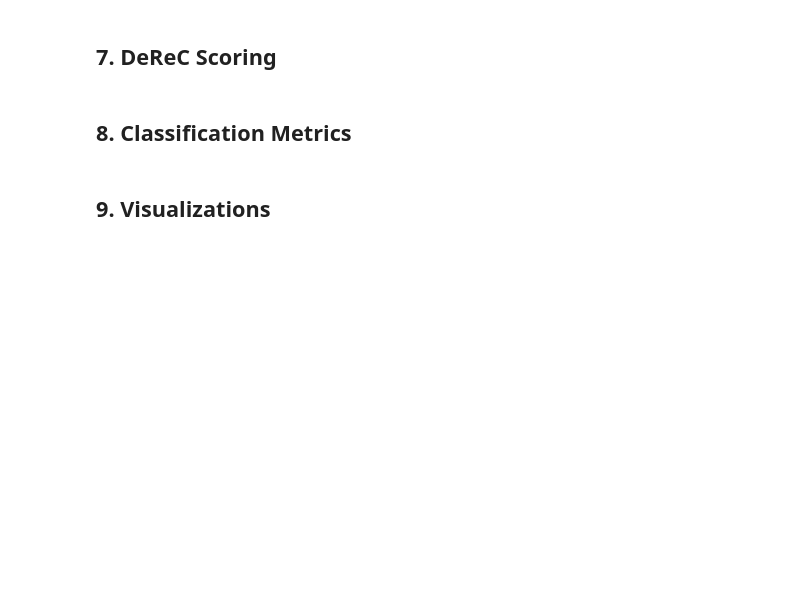
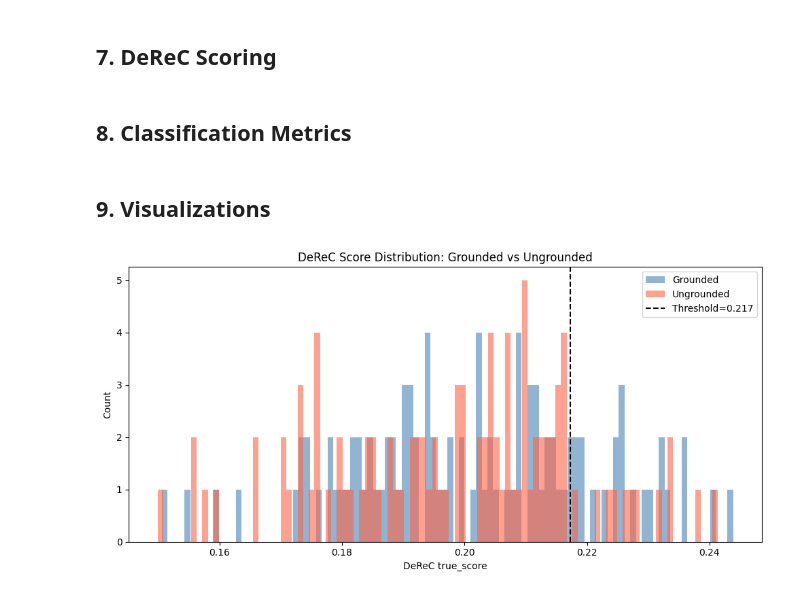
Before and after one commit to BigMak1/rag_fact_checking, a Jupyter notebook: DRAGON/evaluate_fact_checking.ipynb, the cells around one changed output. Saved outputs shown, nothing was run; the diff lists cells and outputs as text; code cells hidden in the pictures; blank space fills up the shorter version.

```diff
--- a/DRAGON/evaluate_fact_checking.ipynb
+++ b/DRAGON/evaluate_fact_checking.ipynb
@@ -36,8 +72,8 @@ from tqdm import tqdm
 from rag_fact_checking.DRAGON.rag_bench import baseline, data, evaluator, results
 # %%
 # ── Constants ──
-N_GROUNDED = 100
-N_UNGROUNDED = 100
+N_GROUNDED = 600
+N_UNGROUNDED = 600
 
 HIST_PRIVATE_QA_REPO_ID: str = "ai-forever/hist-rag-bench-private-qa"
 HIST_PRIVATE_TEXTS_REPO_ID: str = "ai-forever/hist-rag-bench-private-texts"
@@ -45,7 +81,7 @@ RANDOM_SEED: int = 42
 EMBEDDER_NAME: str = "ai-forever/FRIDA"
 LLM_NAME: str = "bond005/meno-tiny-0.1"
 
-DEREC_VERIFIER_REPO: str = ""  # e.g. "evilfreelancer/ruRoBERTa-DeReC-v1"
+DEREC_VERIFIER_REPO: str = "Makson4ic/derec-rawfc-deberta-frida"
 HF_TOKEN: str = ""             # set if the verifier repo is private
 
 # ── Prompts ──
@@ -160,6 +249,7 @@ For each question:
 2. Generate answer with LLM **without context** — purely from parametric knowledge
 # %%
 %%time
+%%capture
 
 # Build no-context prompt template
 messages_no_ctx = [
@@ -171,7 +261,7 @@ template_no_ctx = tok.apply_chat_template(
 )
 
 res_ungrounded = {}
-ungrounded_slice = questions_ds["train"].select(range(N_GROUNDED, N_GROUNDED + N_UNGROUNDED))
+ungrounded_slice = questions_ds["train"].select(range(0, N_UNGROUNDED))
 
 for item in tqdm(ungrounded_slice, desc="Ungrounded"):
     # Retrieve documents (for DeReC evidence later)
@@ -188,5 +278,3 @@ for item in tqdm(ungrounded_slice, desc="Ungrounded"):
         "found_ids": [d.metadata["id"] for d in docs],
         "model_answer": answer,
     }
-
-print(f"Ungrounded answers: {len(res_ungrounded)}")
@@ -193,14 +285,2 @@ print(f"Ungrounded answers: {len(res_ungrounded)}")
 # %% [markdown]
 ## 5. Combine Results + Labels
-# %%
-res = {**res_grounded, **res_ungrounded}
-assert len(res) == N_GROUNDED + N_UNGROUNDED, f"Expected {N_GROUNDED + N_UNGROUNDED}, got {len(res)}"
-
-labels = {}
-for qid in res_grounded:
-    labels[qid] = True   # grounded
-for qid in res_ungrounded:
-    labels[qid] = False  # ungrounded
-
-results.save(res, "./fact_check_eval_results.json")
-print(f"Saved {len(res)} results. Grounded: {sum(labels.values())}, Ungrounded: {sum(not v for v in labels.values())}")
@@ -272,10 +480,9 @@ print(f"Ungrounded — mean: {np.mean(scores_ungrounded):.4f}, median: {np.media
 # %% [markdown]
 ## 8. Classification Metrics
 # %%
-# Build arrays aligned by qid
-qids = sorted(res.keys())
-y_true = np.array([1 if labels[qid] else 0 for qid in qids])
-y_scores = np.array([derec_scores[qid] for qid in qids])
+# Build aligned arrays: grounded (label=1) + ungrounded (label=0)
+y_true = np.array([1] * len(scores_grounded) + [0] * len(scores_ungrounded))
+y_scores = np.array(scores_grounded + scores_ungrounded)
 
 # ROC-AUC
 auc = roc_auc_score(y_true, y_scores)
@@ -314,15 +521,17 @@ print("* = optimal (Youden's J)")
 # %%
 # Histogram: DeReC score distribution for grounded vs ungrounded
 fig, ax = plt.subplots(figsize=(10, 5))
-ax.hist(scores_grounded, bins=25, alpha=0.6, label="Grounded", color="steelblue")
-ax.hist(scores_ungrounded, bins=25, alpha=0.6, label="Ungrounded", color="tomato")
+ax.hist(scores_grounded, bins=100, alpha=0.6, label="Grounded", color="steelblue")
+ax.hist(scores_ungrounded, bins=100, alpha=0.6, label="Ungrounded", color="tomato")
 ax.axvline(best_threshold, color="black", linestyle="--", label=f"Threshold={best_threshold:.3f}")
 ax.set_xlabel("DeReC true_score")
 ax.set_ylabel("Count")
 ax.set_title("DeReC Score Distribution: Grounded vs Ungrounded")
 ax.legend()
 plt.tight_layout()
 plt.show()
+# %% [output]
+[figure, added]
 # %%
 # ROC Curve
 fig, ax = plt.subplots(figsize=(7, 7))
```
Also changed, not shown: parts of 22 cells of this notebook, 4 other files.
